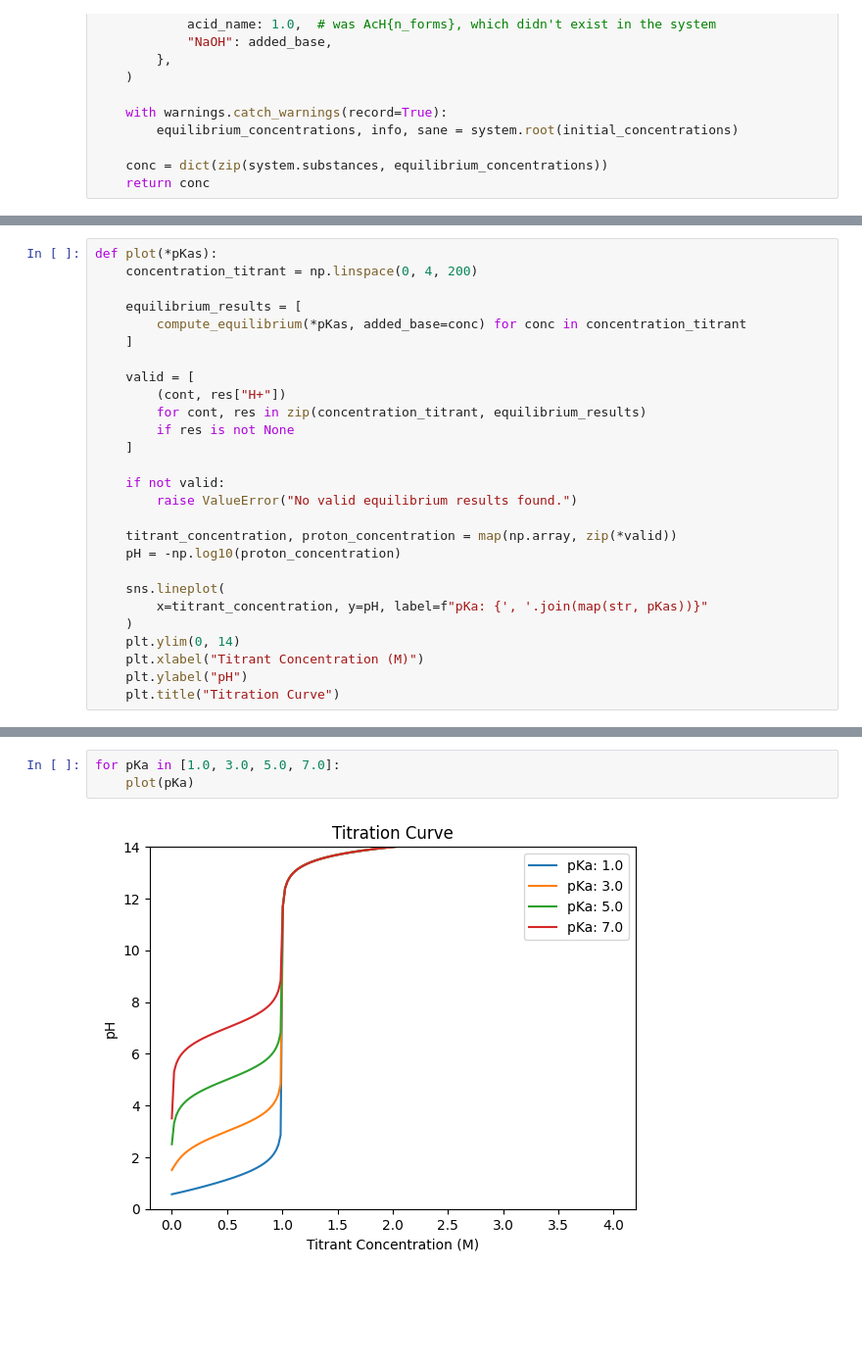
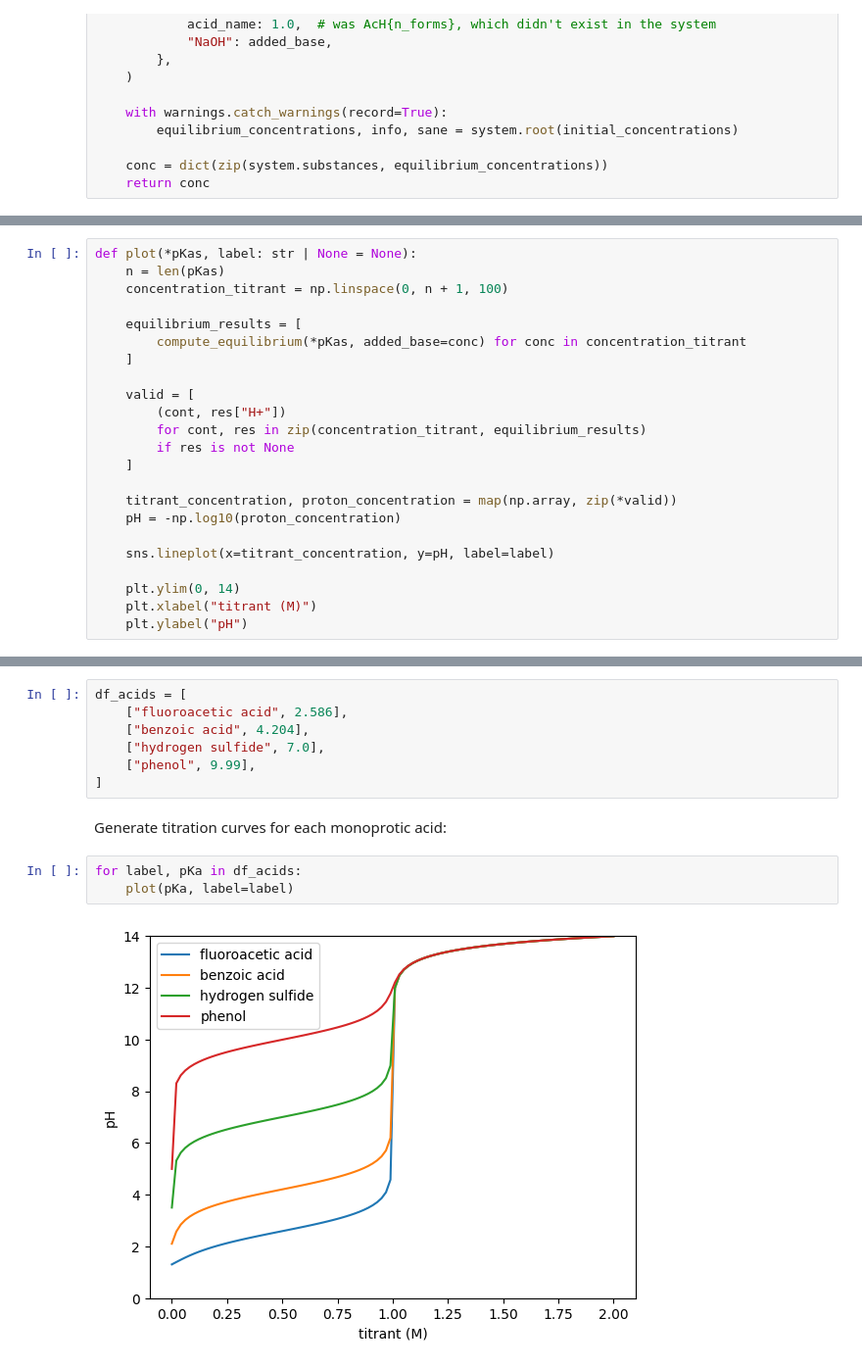
Before and after one commit to vsheg/website, a Jupyter notebook: posts/2023-01-18-buffer-python/titration.ipynb, the cells around one changed output, grey strips where cells are left out. Shown at 98% size. Saved outputs shown, nothing was run; the diff lists cells and outputs as text; blank space fills up the shorter version.

Commit message:
update titration notebook and add draft text

```diff
--- a/posts/2023-01-18-buffer-python/titration.ipynb
+++ b/posts/2023-01-18-buffer-python/titration.ipynb
@@ -110,6 +117,7 @@ def compute_equilibrium(*pKas, added_base):
 # %%
-def plot(*pKas):
-    concentration_titrant = np.linspace(0, 4, 200)
+def plot(*pKas, label: str | None = None):
+    n = len(pKas)
+    concentration_titrant = np.linspace(0, n + 1, 100)
 
     equilibrium_results = [
         compute_equilibrium(*pKas, added_base=conc) for conc in concentration_titrant
@@ -121,16 +129,11 @@ def plot(*pKas):
         if res is not None
     ]
 
-    if not valid:
-        raise ValueError("No valid equilibrium results found.")
-
     titrant_concentration, proton_concentration = map(np.array, zip(*valid))
     pH = -np.log10(proton_concentration)
 
-    sns.lineplot(
-        x=titrant_concentration, y=pH, label=f"pKa: {', '.join(map(str, pKas))}"
-    )
+    sns.lineplot(x=titrant_concentration, y=pH, label=label)
+
     plt.ylim(0, 14)
-    plt.xlabel("Titrant Concentration (M)")
+    plt.xlabel("titrant (M)")
     plt.ylabel("pH")
-    plt.title("Titration Curve")
@@ -137,5 +149,14 @@ def plot(*pKas):
+# %%
+df_acids = [
+    ["fluoroacetic acid", 2.586],
+    ["benzoic acid", 4.204],
+    ["hydrogen sulfide", 7.0],
+    ["phenol", 9.99],
+]
+# %% [markdown]
+Generate titration curves for each monoprotic acid:
 # %%
-for pKa in [1.0, 3.0, 5.0, 7.0]:
-    plot(pKa)
+for label, pKa in df_acids:
+    plot(pKa, label=label)
 # %% [output]
-[figure, old version]
+[figure, new version]
```
Also changed, not shown: parts of 17 cells of this notebook.
